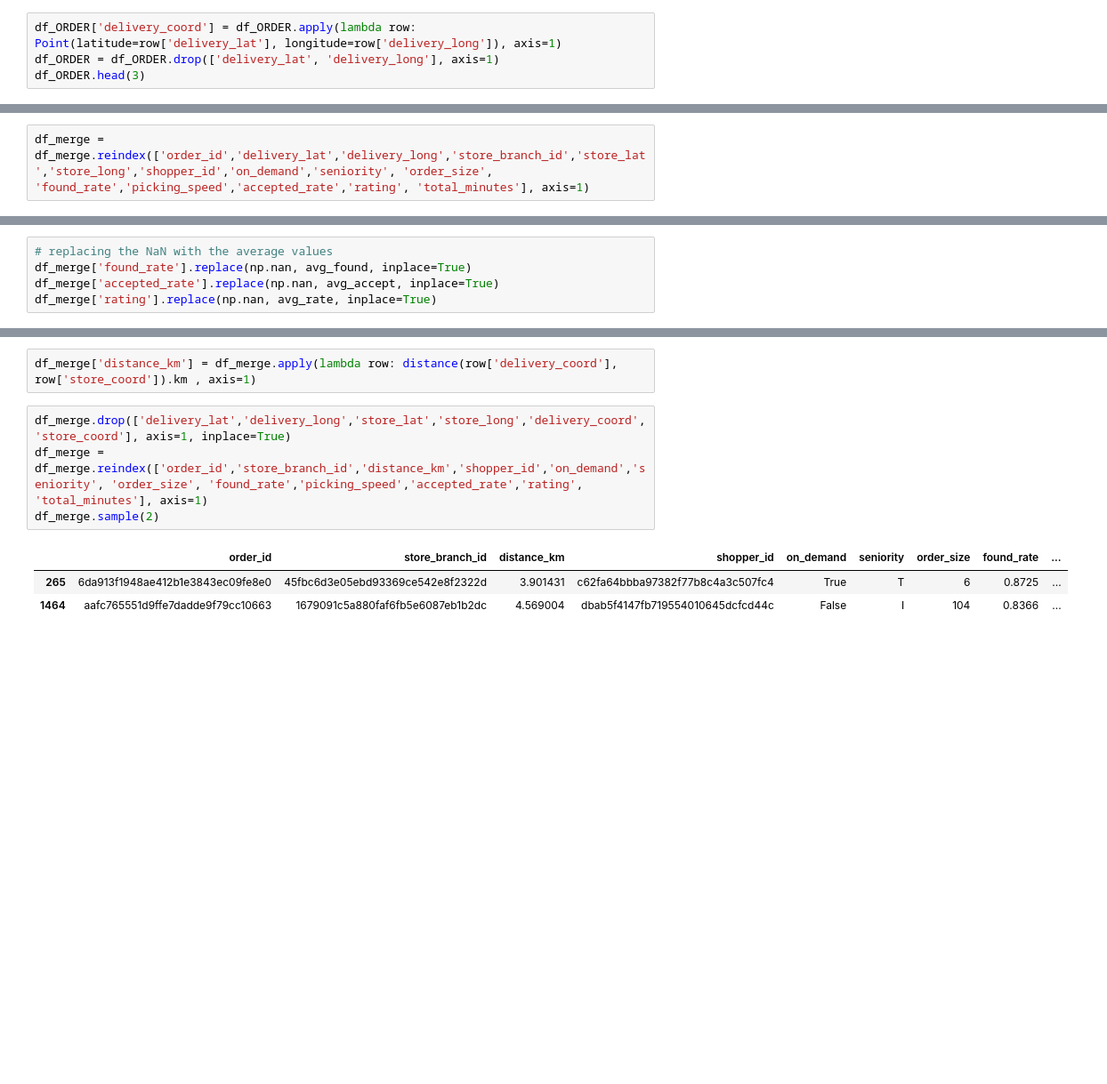
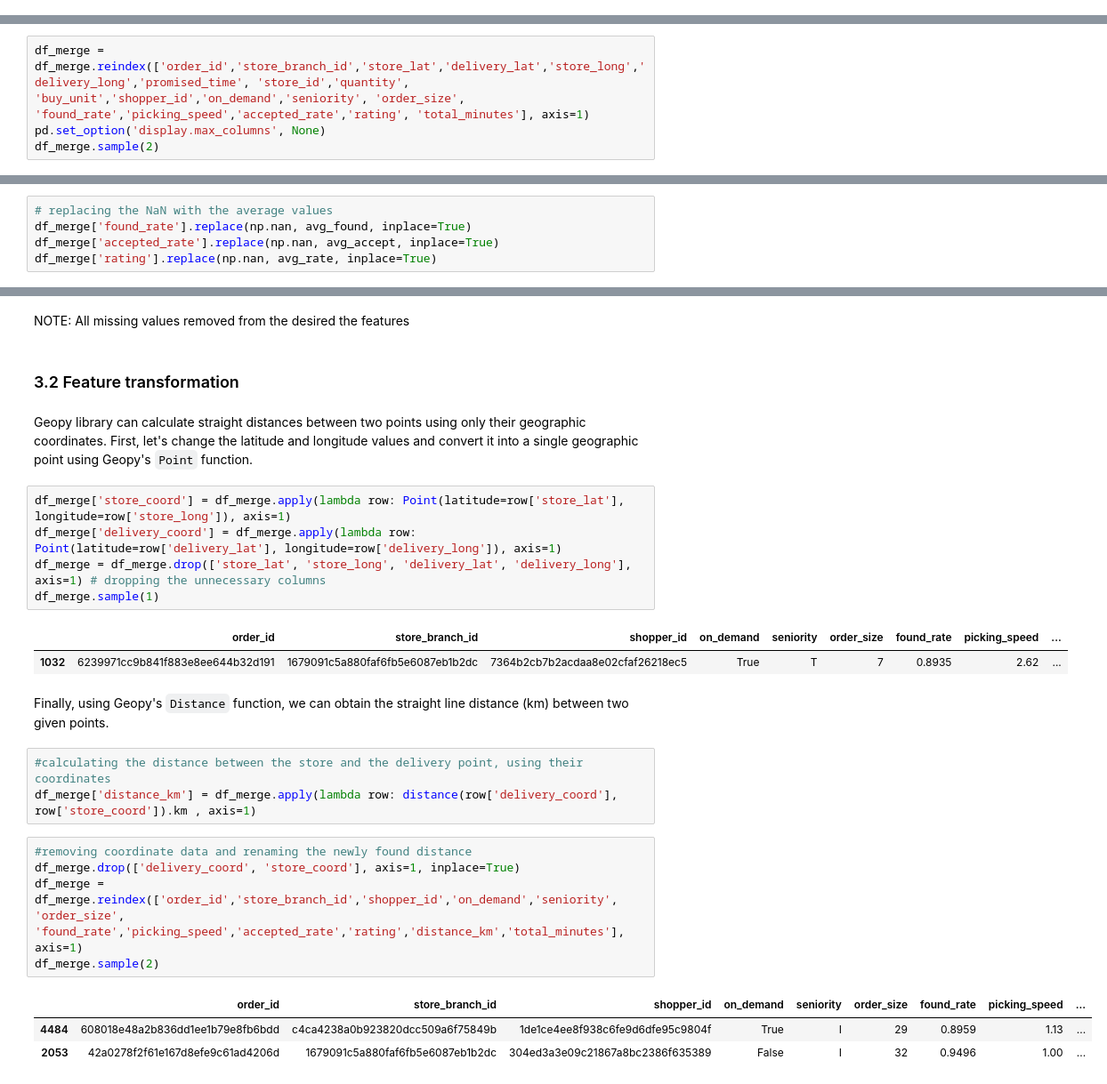
Before and after one commit to tiagottmoraes/CS-s-Data-Science-Example, a Jupyter notebook: ETL.ipynb, the cells around one changed output, grey strips where cells are left out. Shown at 89% size. Cells and saved outputs as stored; diff of their text form; blank space fills up the shorter version.

```diff
--- a/ETL.ipynb
+++ b/ETL.ipynb
@@ -351,4 +336,0 @@ Again, let's change the latitude and longitude values and convert it into a sing
-# %%
-df_ORDER['delivery_coord'] = df_ORDER.apply(lambda row: Point(latitude=row['delivery_lat'], longitude=row['delivery_long']), axis=1)
-df_ORDER = df_ORDER.drop(['delivery_lat', 'delivery_long'], axis=1)
-df_ORDER.head(3)
@@ -384,0 +355,4 @@ df_merge.sample(2)
+# %%
+df_merge = df_merge.reindex(['order_id','store_branch_id','store_lat','delivery_lat','store_long','delivery_long','promised_time', 'store_id','quantity', 'buy_unit','shopper_id','on_demand','seniority', 'order_size', 'found_rate','picking_speed','accepted_rate','rating', 'total_minutes'], axis=1)
+pd.set_option('display.max_columns', None)
+df_merge.sample(2)
@@ -393,5 +373,3 @@ df_merge.drop(['promised_time', 'store_id','quantity', 'buy_unit'], axis=1, inpl
-# %%
-df_merge = df_merge.reindex(['order_id','delivery_lat','delivery_long','store_branch_id','store_lat','store_long','shopper_id','on_demand','seniority', 'order_size', 'found_rate','picking_speed','accepted_rate','rating', 'total_minutes'], axis=1)
 # %%
 df_merge.sample(2)
 # %% [output]
@@ -476,13 +459,31 @@ accepted_rate         0
 rating                0
 total_minutes      1995
 dtype: int64
+# %% [markdown]
+NOTE: All missing values removed from the desired the features
+# %% [markdown]
+### 3.2 Feature transformation
+# %% [markdown]
+Geopy library can calculate straight distances between two points using only their geographic coordinates. First, let's change the latitude and longitude values and convert it into a single geographic point using Geopy's `Point` function.
+# %%
+df_merge['store_coord'] = df_merge.apply(lambda row: Point(latitude=row['store_lat'], longitude=row['store_long']), axis=1)
+df_merge['delivery_coord'] = df_merge.apply(lambda row: Point(latitude=row['delivery_lat'], longitude=row['delivery_long']), axis=1)
+df_merge = df_merge.drop(['store_lat', 'store_long', 'delivery_lat', 'delivery_long'], axis=1) # dropping the unnecessary columns
+df_merge.sample(1)
+# %% [output]
+|  | order_id | store_branch_id | shopper_id | on_demand | seniority | order_size | found_rate | picking_speed | ... |
+| 1032 | 6239971cc9b841f883e8ee644b32d191 | 1679091c5a880faf6fb5e6087eb1b2dc | 7364b2cb7b2acdaa8e02cfaf26218ec5 | True | T | 7 | 0.8935 | 2.62 | ... |
+# %% [markdown]
+Finally, using Geopy's `Distance` function, we can obtain the straight line distance (km) between two given points.
 # %%
+#calculating the distance between the store and the delivery point, using their coordinates
 df_merge['distance_km'] = df_merge.apply(lambda row: distance(row['delivery_coord'], row['store_coord']).km , axis=1)
 # %%
-df_merge.drop(['delivery_lat','delivery_long','store_lat','store_long','delivery_coord', 'store_coord'], axis=1, inplace=True)
-df_merge = df_merge.reindex(['order_id','store_branch_id','distance_km','shopper_id','on_demand','seniority', 'order_size', 'found_rate','picking_speed','accepted_rate','rating', 'total_minutes'], axis=1)
+#removing coordinate data and renaming the newly found distance
+df_merge.drop(['delivery_coord', 'store_coord'], axis=1, inplace=True)
+df_merge = df_merge.reindex(['order_id','store_branch_id','shopper_id','on_demand','seniority', 'order_size', 'found_rate','picking_speed','accepted_rate','rating','distance_km','total_minutes'], axis=1)
 df_merge.sample(2)
 # %% [output]
-|  | order_id | store_branch_id | distance_km | shopper_id | on_demand | seniority | order_size | found_rate | ... |
-| 265 | 6da913f1948ae412b1e3843ec09fe8e0 | 45fbc6d3e05ebd93369ce542e8f2322d | 3.901431 | c62fa64bbba97382f77b8c4a3c507fc4 | True | T | 6 | 0.8725 | ... |
-| 1464 | aafc765551d9ffe7dadde9f79cc10663 | 1679091c5a880faf6fb5e6087eb1b2dc | 4.569004 | dbab5f4147fb719554010645dcfcd44c | False | I | 104 | 0.8366 | ... |
+|  | order_id | store_branch_id | shopper_id | on_demand | seniority | order_size | found_rate | picking_speed | ... |
+| 4484 | 608018e48a2b836dd1ee1b79e8fb6bdd | c4ca4238a0b923820dcc509a6f75849b | 1de1ce4ee8f938c6fe9d6dfe95c9804f | True | I | 29 | 0.8959 | 1.13 | ... |
+| 2053 | 42a0278f2f61e167d8efe9c61ad4206d | 1679091c5a880faf6fb5e6087eb1b2dc | 304ed3a3e09c21867a8bc2386f635389 | False | I | 32 | 0.9496 | 1.00 | ... |
```
Also changed, not shown: parts of 39 cells of this notebook.
